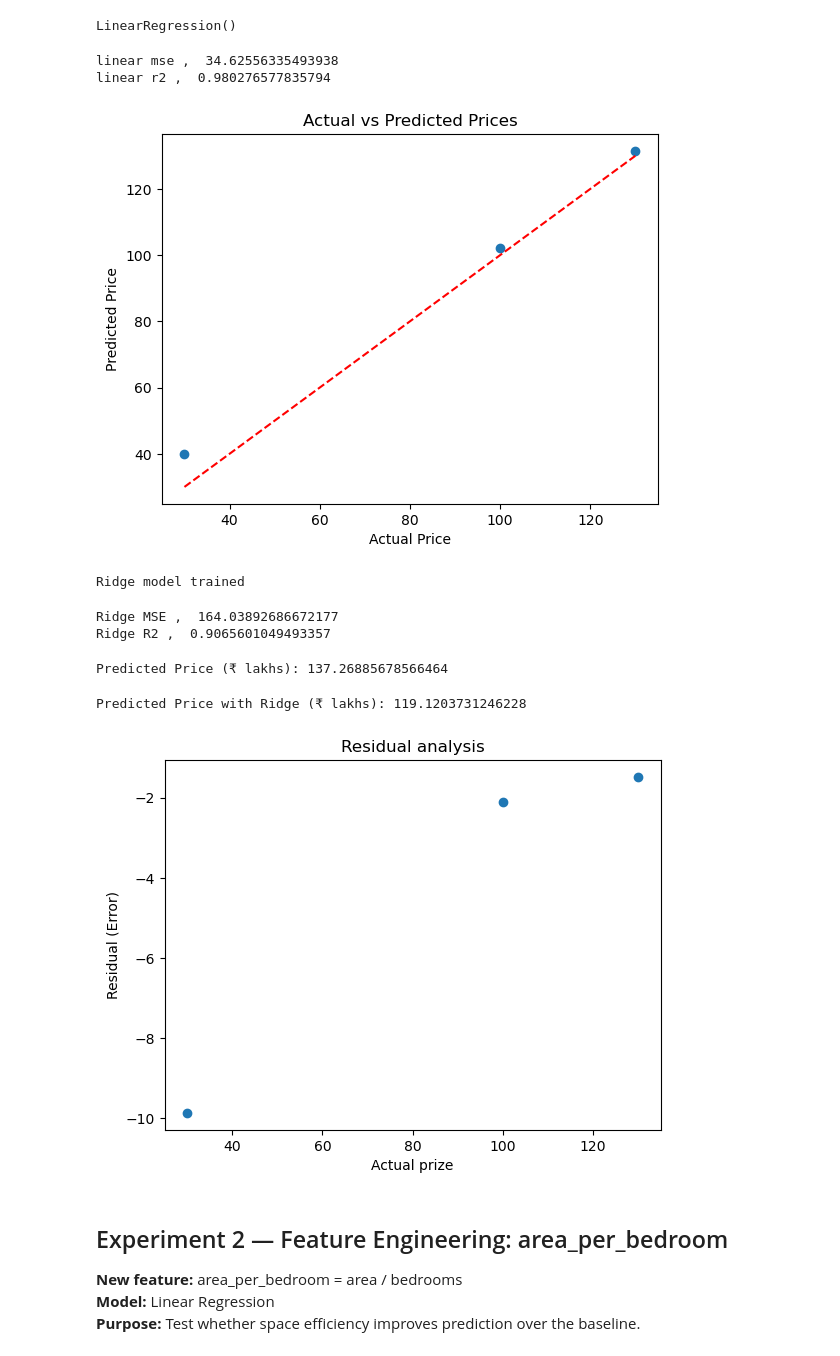
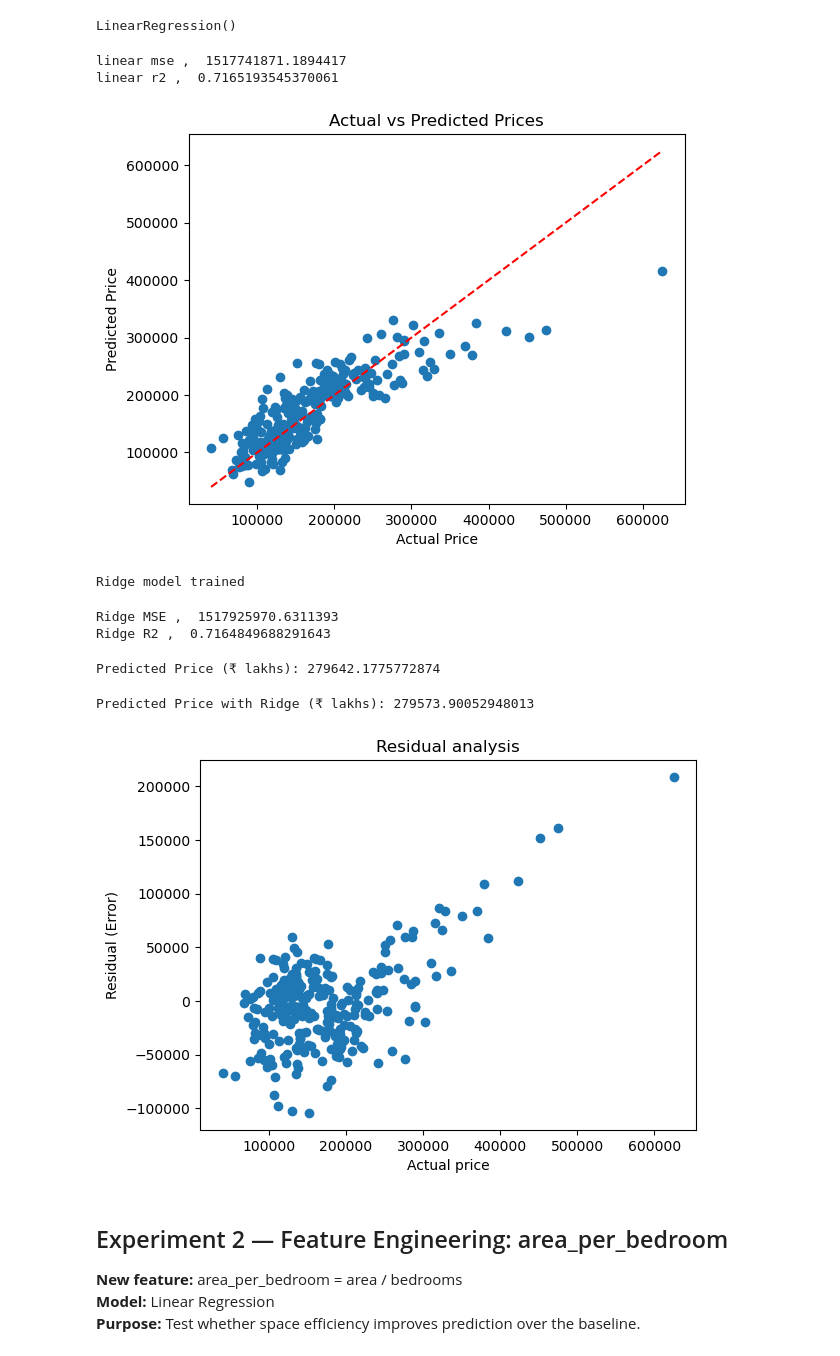
Before and after one commit to Ragib-Waquar/House-price-prediction-model, a Jupyter notebook: notebooks/house_price_prediction_FINAL.ipynb, the cells around one changed output. Cells and saved outputs as stored; diff of their text form; code cells hidden in the pictures.

```diff
--- a/notebooks/house_price_prediction_FINAL.ipynb
+++ b/notebooks/house_price_prediction_FINAL.ipynb
@@ -20,7 +20,7 @@ from sklearn.metrics import r2_score , mean_squared_error
 import joblib
 import os
 # %%
-df = pd.read_csv("/Users/ragibwaquar/Documents/house-price-prediction/data/housing.csv")
+df = pd.read_csv("/Users/ragibwaquar/Documents/LinearRegression/house-price-prediction/data/train.csv")
 
 print("Data shape")
 df
@@ -45,9 +42,11 @@ Data shape
+# %%
+df = df.rename(columns={'GrLivArea': 'area', 'BedroomAbvGr': 'bedrooms', 'SalePrice': 'price'})
+df['age'] = 2025 - df['YearBuilt']
+df = df[['area', 'bedrooms', 'age', 'price']].dropna()
+df = df[df['bedrooms'] > 0]
 # %% [markdown]
 ## Experiment 1 — Baseline Model
 
 **Features used:** area, bedrooms, age
 **Model:** Linear Regression
 **Purpose:** Establish a baseline performance for comparison.
-# %%
-df = pd.read_csv("/Users/ragibwaquar/Documents/house-price-prediction/data/housing.csv")
-df
@@ -145,8 +127,8 @@ r2 = r2_score(y_test,y_pred)
 print("linear mse , " , mse)
 print("linear r2 , " , r2)
 # %% [output]
-linear mse ,  34.62556335493938
-linear r2 ,  0.980276577835794
+linear mse ,  1517741871.1894417
+linear r2 ,  0.7165193545370061
 # %%
 plt.scatter(y_test,y_pred)
 plt.plot([min(y_test), max(y_test)],
@@ -157,7 +139,7 @@ plt.ylabel("Predicted Price")
 plt.title("Actual vs Predicted Prices")
 plt.show()
 # %% [output]
-[figure, old version]
+[figure, new version]
 # %%
 
 ridge_model= Ridge(alpha = 1.0)
@@ -175,29 +157,29 @@ r2_ridge = r2_score(y_test,y_pred_ridge)
 print("Ridge MSE , " , mse)
 print("Ridge R2 , " , r2_ridge)
 # %% [output]
-Ridge MSE ,  164.03892686672177
-Ridge R2 ,  0.9065601049493357
+Ridge MSE ,  1517925970.6311393
+Ridge R2 ,  0.7164849688291643
 # %%
 new_house = [[2000,3,5]]
 new_house_scaled = scaler.transform(new_house)
 predicted_price = model.predict(new_house_scaled)
 print("Predicted Price (₹ lakhs):", predicted_price[0])
 # %% [output]
-Predicted Price (₹ lakhs): 137.26885678566464
+Predicted Price (₹ lakhs): 279642.1775772874
 # %%
 predicted_price_ridge = ridge_model.predict(new_house_scaled)
 print("Predicted Price with Ridge (₹ lakhs):", predicted_price_ridge[0])
 # %% [output]
-Predicted Price with Ridge (₹ lakhs): 119.1203731246228
+Predicted Price with Ridge (₹ lakhs): 279573.90052948013
 # %%
 residuals = y_test - y_pred
 plt.scatter(y_test , residuals)
-plt.xlabel("Actual prize")
+plt.xlabel("Actual price")
 plt.ylabel("Residual (Error)")
 plt.title("Residual analysis")
 plt.show()
 # %% [output]
-[figure, old version]
+[figure, new version]
 # %% [markdown]
 ## Experiment 2 — Feature Engineering: area_per_bedroom
 
```
Also changed, not shown: parts of 18 cells of this notebook.
